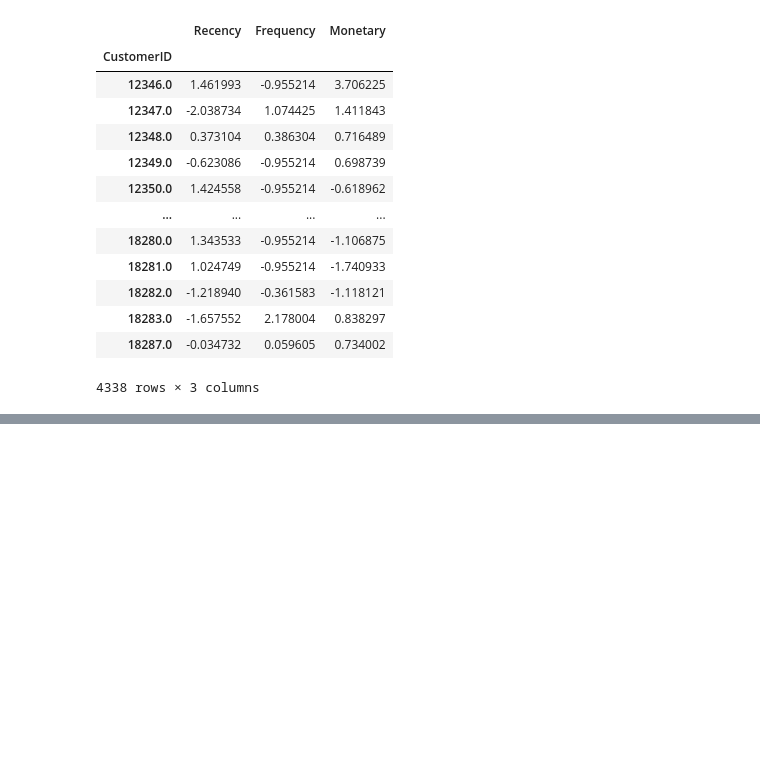
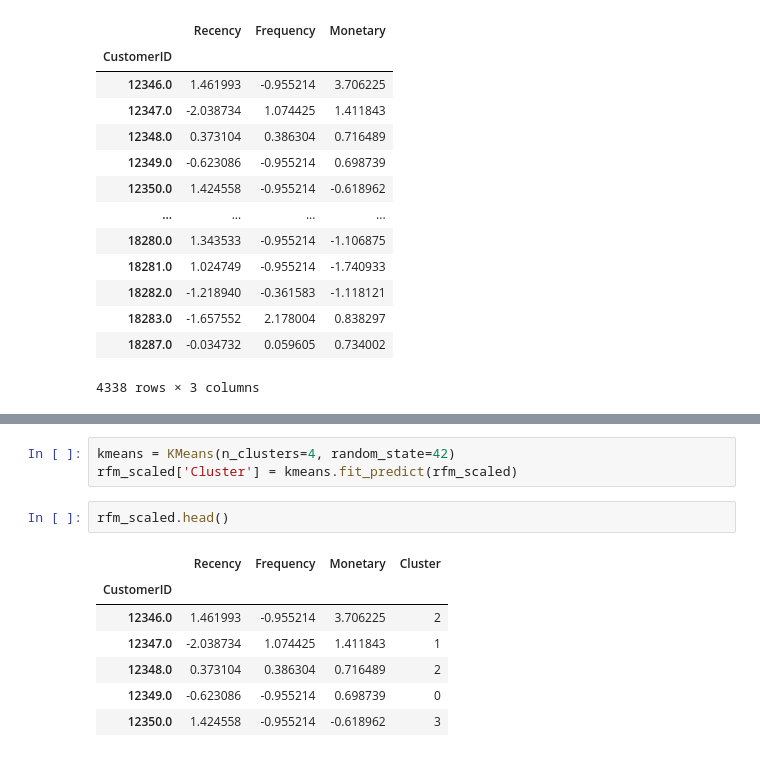
Before and after one commit to growithanand/customer-behavior-segmentation, a Jupyter notebook: notebooks/customer_segmentation.ipynb, the cells around one changed output, grey strips where cells are left out. Drawn from its saved outputs; the diff is of its cells as text; blank space fills up the shorter version.

```diff
--- a/notebooks/customer_segmentation.ipynb
+++ b/notebooks/customer_segmentation.ipynb
@@ -217,0 +237,13 @@ rfm_scaled
+# %%
+kmeans = KMeans(n_clusters=4, random_state=42)
+rfm_scaled['Cluster'] = kmeans.fit_predict(rfm_scaled)
+# %%
+rfm_scaled.head()
+# %% [output]
+|  | Recency | Frequency | Monetary | Cluster |
+| CustomerID |  |  |  |  |
+| 12346.0 | 1.461993 | -0.955214 | 3.706225 | 2 |
+| 12347.0 | -2.038734 | 1.074425 | 1.411843 | 1 |
+| 12348.0 | 0.373104 | 0.386304 | 0.716489 | 2 |
+| 12349.0 | -0.623086 | -0.955214 | 0.698739 | 0 |
+| 12350.0 | 1.424558 | -0.955214 | -0.618962 | 3 |
```
Also changed, not shown: parts of 11 cells of this notebook.
